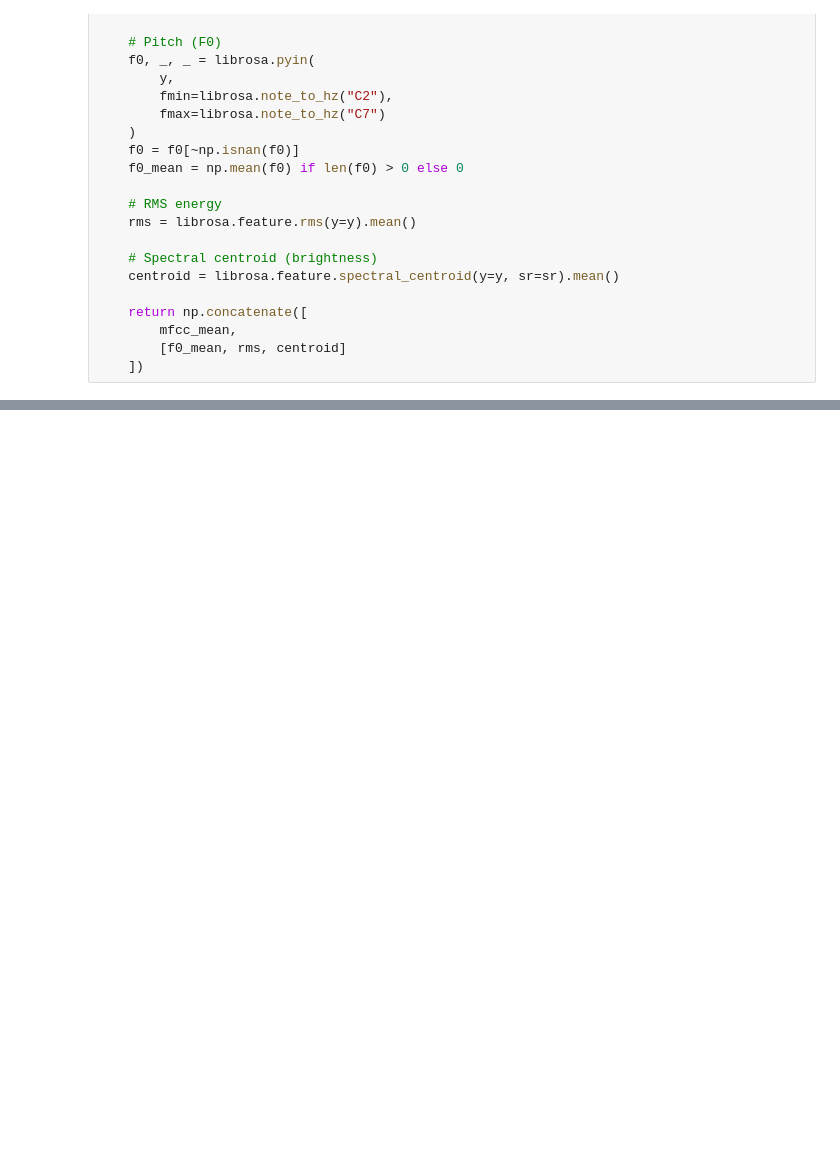
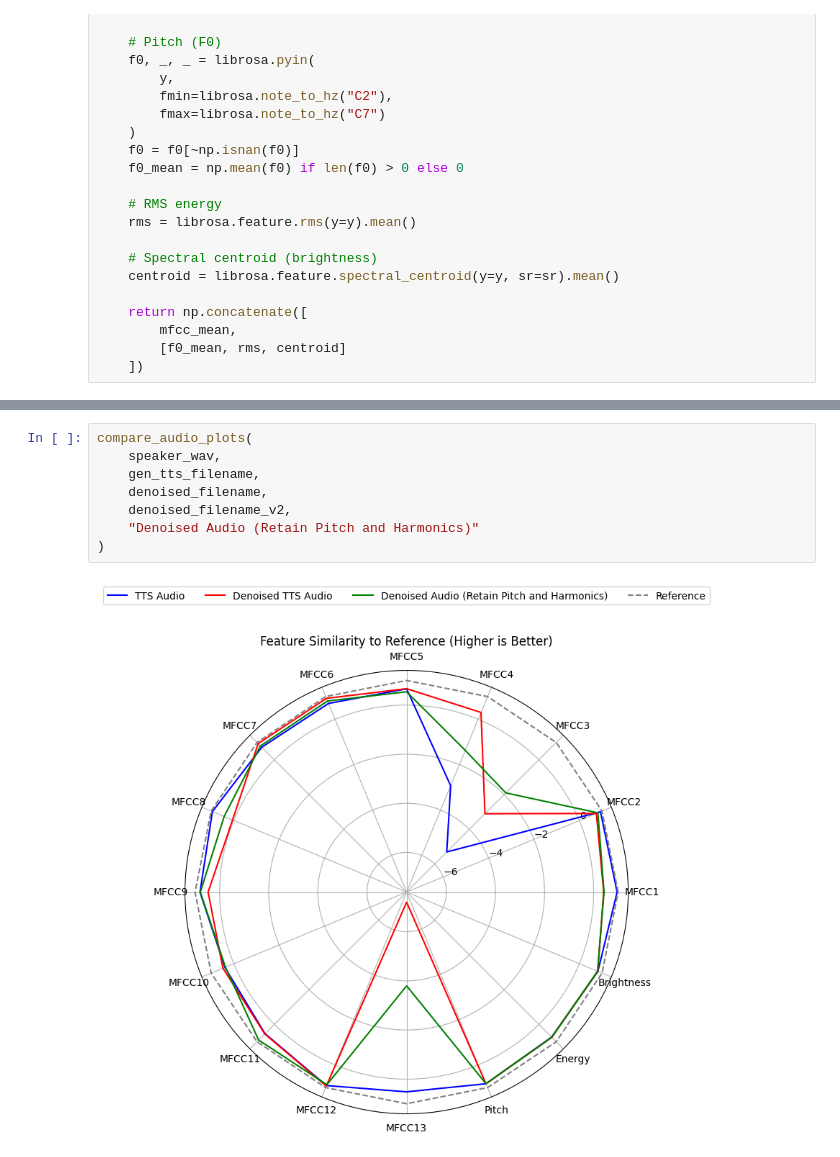
Before and after one commit to chlovec/e89vos, a Jupyter notebook: e89_final_proj_voice_synthesis.ipynb, the cells around one changed output, grey strips where cells are left out. Drawn from its saved outputs; the diff is of its cells as text; blank space fills up the shorter version.

```diff
--- a/e89_final_proj_voice_synthesis.ipynb
+++ b/e89_final_proj_voice_synthesis.ipynb
@@ -262,0 +358,10 @@ plt.show()
+# %%
+compare_audio_plots(
+    speaker_wav,
+    gen_tts_filename,
+    denoised_filename,
+    denoised_filename_v2,
+    "Denoised Audio (Retain Pitch and Harmonics)"
+)
+# %% [output]
+[figure, added]
```
Also changed, not shown: parts of 19 cells of this notebook.
